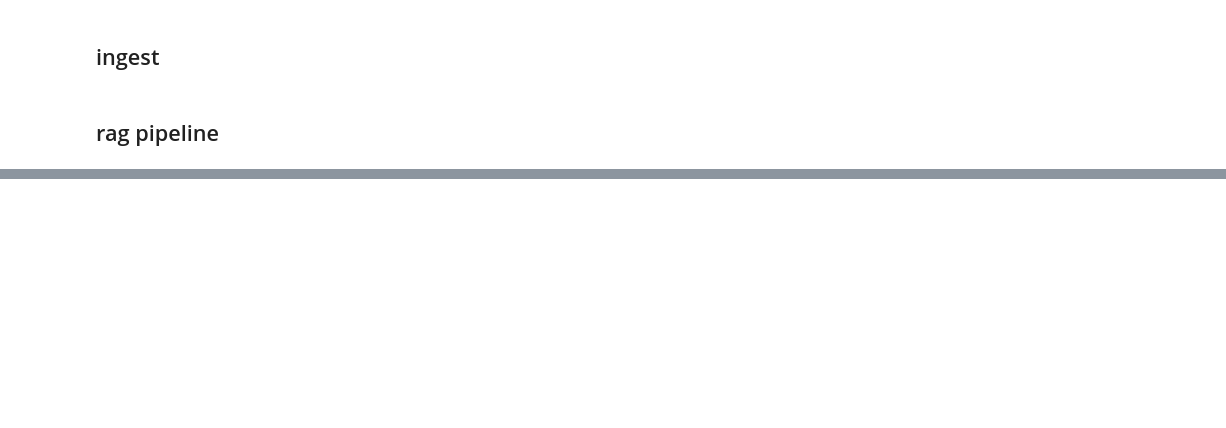
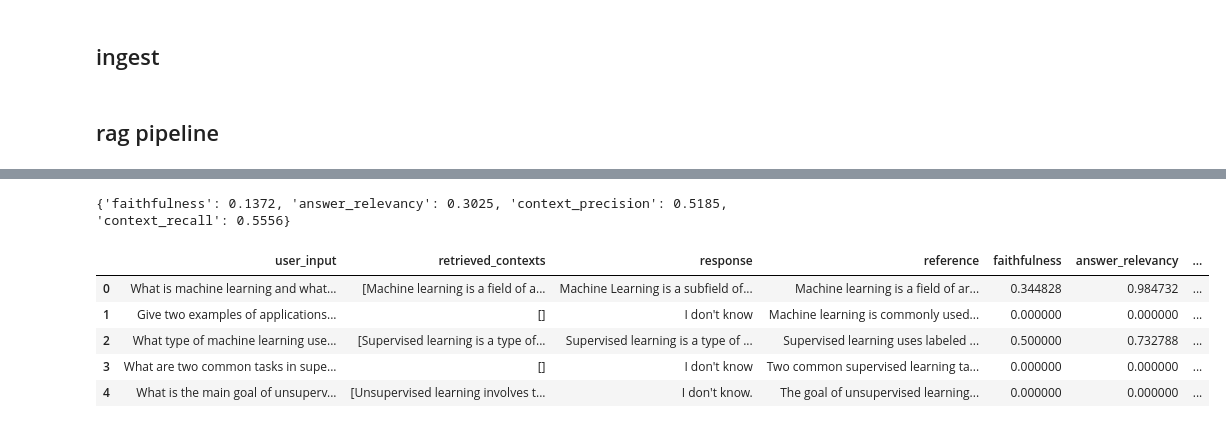
Before and after one commit to pajri/learning.minimal_rag_with_ui, a Jupyter notebook: notebooks/rag_testing.ipynb, the cells around one changed output, grey strips where cells are left out. Saved outputs shown, nothing was run; the diff lists cells and outputs as text; code cells hidden in the pictures; blank space fills up the shorter version.

```diff
--- a/notebooks/rag_testing.ipynb
+++ b/notebooks/rag_testing.ipynb
@@ -87,0 +108,6 @@ Machine learning is a field of artificial intelligence that focuses on enabling
+# %%
+for doc in doc_eval:
+    print(doc.question)
+    print(doc.answer)
+    print(doc.relevant_doc_ids)
+    print("----------")
@@ -87,0 +147,2 @@ Machine learning is a field of artificial intelligence that focuses on enabling
+# %%
+k = 5
@@ -87,0 +282,34 @@ Machine learning is a field of artificial intelligence that focuses on enabling
+# %%
+from langchain_core.embeddings import Embeddings
+
+class RagasEmbeddingWrapper(Embeddings):
+    def __init__(self, embedding_function):
+        self.embedding_function = embedding_function
+
+    def embed_documents(self, texts):
+        return self.embedding_function(texts)
+
+    def embed_query(self, text):
+        return self.embedding_function([text])[0]
+
+embeddings = RagasEmbeddingWrapper(embedding_function)
+# %%
+from ragas import evaluate
+from ragas.metrics import (
+    faithfulness,
+    answer_relevancy,
+    context_precision,
+    context_recall
+)
+
+result = evaluate(
+    dataset=dataset,
+    metrics=[
+        faithfulness,
+        answer_relevancy,
+        context_precision,
+        context_recall
+    ],
+    llm=ragas_llm,
+    embeddings=embeddings
+)
@@ -87,0 +324,14 @@ Machine learning is a field of artificial intelligence that focuses on enabling
+# %%
+print(result)
+# %% [output]
+{'faithfulness': 0.1372, 'answer_relevancy': 0.3025, 'context_precision': 0.5185, 'context_recall': 0.5556}
+# %%
+df = result.to_pandas()
+df.head()
+# %% [output]
+|  | user_input | retrieved_contexts | response | reference | faithfulness | answer_relevancy | ... |
+| 0 | What is machine learning and what... | [Machine learning is a field of a... | Machine Learning is a subfield of... | Machine learning is a field of ar... | 0.344828 | 0.984732 | ... |
+| 1 | Give two examples of applications... | [] | I don't know | Machine learning is commonly used... | 0.000000 | 0.000000 | ... |
+| 2 | What type of machine learning use... | [Supervised learning is a type of... | Supervised learning is a type of ... | Supervised learning uses labeled ... | 0.500000 | 0.732788 | ... |
+| 3 | What are two common tasks in supe... | [] | I don't know | Two common supervised learning ta... | 0.000000 | 0.000000 | ... |
+| 4 | What is the main goal of unsuperv... | [Unsupervised learning involves t... | I don't know. | The goal of unsupervised learning... | 0.000000 | 0.000000 | ... |
```
Also changed, not shown: parts of 23 cells of this notebook, 3 other files.
